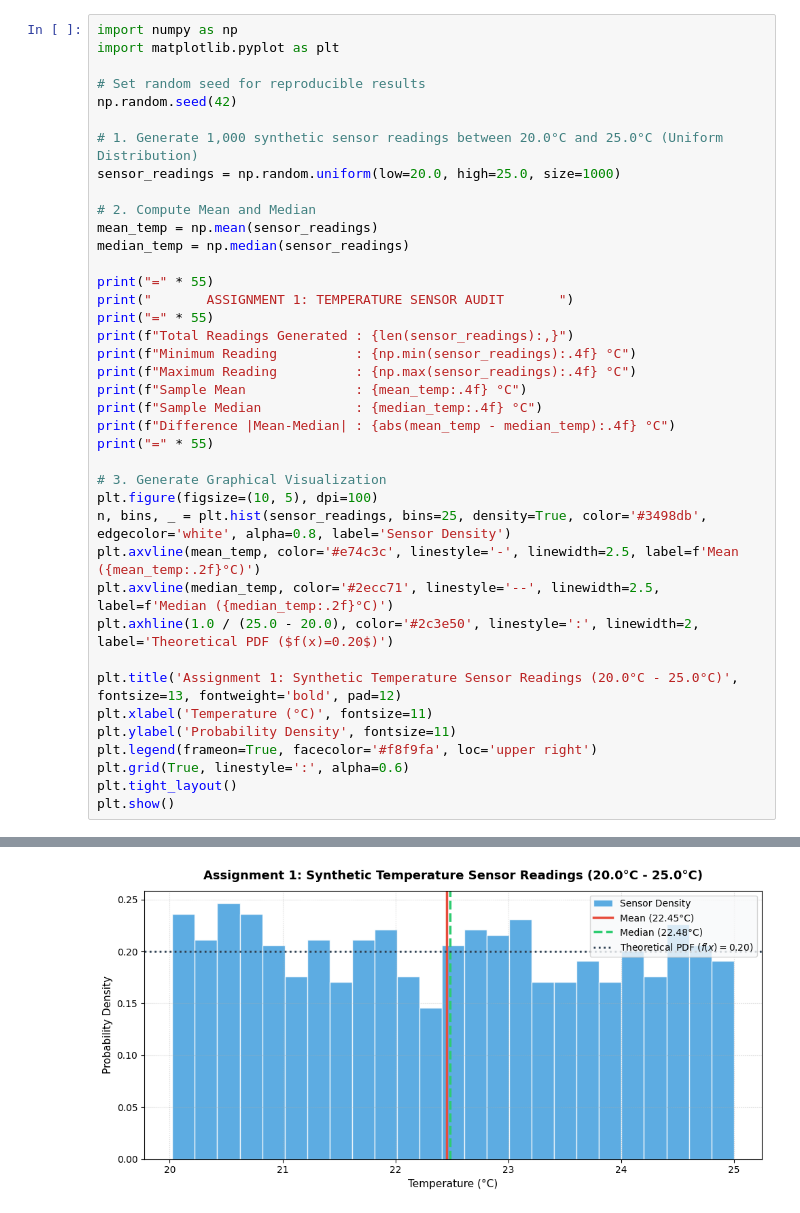
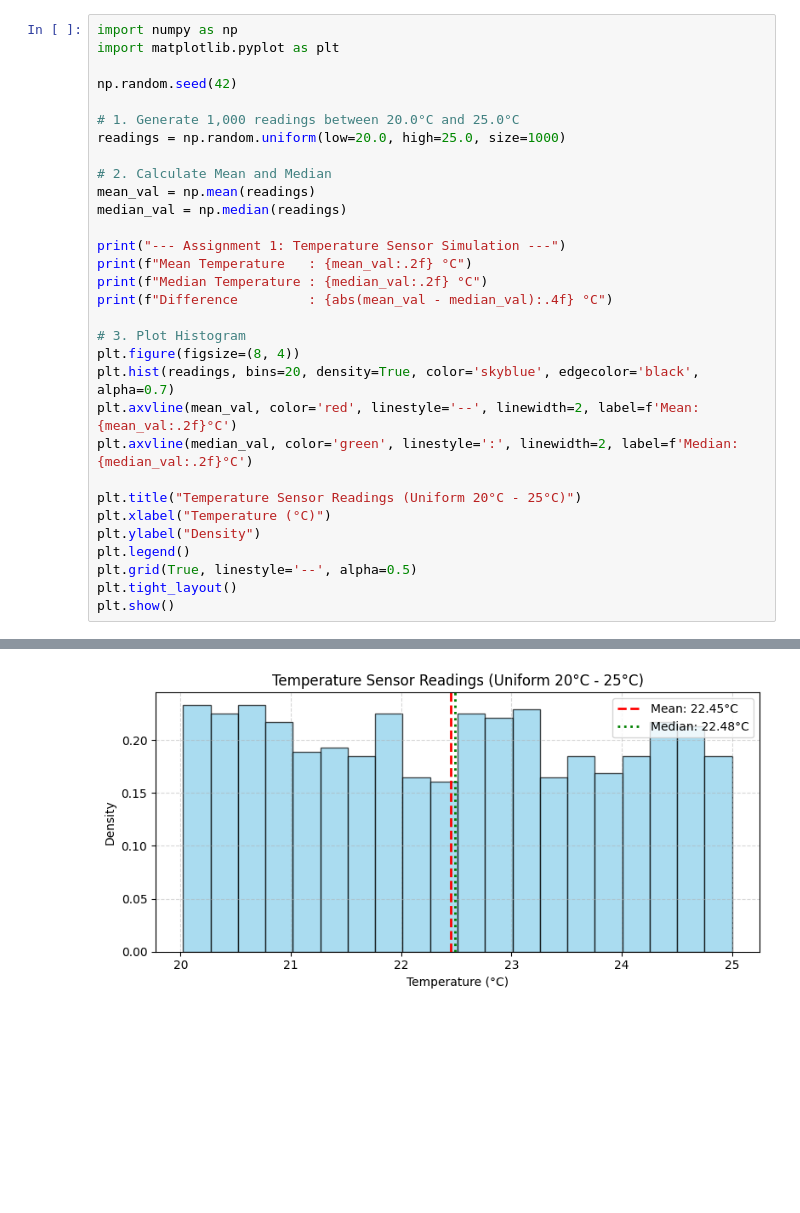
Before and after one commit to Abiads/CDAC-Data-Analytics, a Jupyter notebook: Day6/Assignment.ipynb, the cells around one changed output, grey strips where cells are left out. Cells and saved outputs as stored; diff of their text form; blank space fills up the shorter version.

Commit message:
refactor(day6): make Assignment.ipynb straightforward with concise code, clear outputs, and direct takeaways

```diff
--- a/Day6/Assignment.ipynb
+++ b/Day6/Assignment.ipynb
@@ -16,39 +14,31 @@ A temperature sensor sends continuous readings between $20.0^\circ\text{C}$ and
 import numpy as np
 import matplotlib.pyplot as plt
 
-# Set random seed for reproducible results
 np.random.seed(42)
 
-# 1. Generate 1,000 synthetic sensor readings between 20.0°C and 25.0°C (Uniform Distribution)
-sensor_readings = np.random.uniform(low=20.0, high=25.0, size=1000)
+# 1. Generate 1,000 readings between 20.0°C and 25.0°C
+readings = np.random.uniform(low=20.0, high=25.0, size=1000)
 
-# 2. Compute Mean and Median
-mean_temp = np.mean(sensor_readings)
-median_temp = np.median(sensor_readings)
+# 2. Calculate Mean and Median
+mean_val = np.mean(readings)
+median_val = np.median(readings)
 
-print("=" * 55)
-print("       ASSIGNMENT 1: TEMPERATURE SENSOR AUDIT       ")
-print("=" * 55)
-print(f"Total Readings Generated : {len(sensor_readings):,}")
-print(f"Minimum Reading          : {np.min(sensor_readings):.4f} °C")
-print(f"Maximum Reading          : {np.max(sensor_readings):.4f} °C")
-print(f"Sample Mean              : {mean_temp:.4f} °C")
-print(f"Sample Median            : {median_temp:.4f} °C")
-print(f"Difference |Mean-Median| : {abs(mean_temp - median_temp):.4f} °C")
-print("=" * 55)
+print("--- Assignment 1: Temperature Sensor Simulation ---")
+print(f"Mean Temperature   : {mean_val:.2f} °C")
+print(f"Median Temperature : {median_val:.2f} °C")
+print(f"Difference         : {abs(mean_val - median_val):.4f} °C")
 
-# 3. Generate Graphical Visualization
-plt.figure(figsize=(10, 5), dpi=100)
-n, bins, _ = plt.hist(sensor_readings, bins=25, density=True, color='#3498db', edgecolor='white', alpha=0.8, label='Sensor Density')
-plt.axvline(mean_temp, color='#e74c3c', linestyle='-', linewidth=2.5, label=f'Mean ({mean_temp:.2f}°C)')
-plt.axvline(median_temp, color='#2ecc71', linestyle='--', linewidth=2.5, label=f'Median ({median_temp:.2f}°C)')
-plt.axhline(1.0 / (25.0 - 20.0), color='#2c3e50', linestyle=':', linewidth=2, label='Theoretical PDF ($f(x)=0.20$)')
+# 3. Plot Histogram
+plt.figure(figsize=(8, 4))
+plt.hist(readings, bins=20, density=True, color='skyblue', edgecolor='black', alpha=0.7)
+plt.axvline(mean_val, color='red', linestyle='--', linewidth=2, label=f'Mean: {mean_val:.2f}°C')
+plt.axvline(median_val, color='green', linestyle=':', linewidth=2, label=f'Median: {median_val:.2f}°C')
 
-plt.title('Assignment 1: Synthetic Temperature Sensor Readings (20.0°C - 25.0°C)', fontsize=13, fontweight='bold', pad=12)
-plt.xlabel('Temperature (°C)', fontsize=11)
-plt.ylabel('Probability Density', fontsize=11)
-plt.legend(frameon=True, facecolor='#f8f9fa', loc='upper right')
-plt.grid(True, linestyle=':', alpha=0.6)
+plt.title("Temperature Sensor Readings (Uniform 20°C - 25°C)")
+plt.xlabel("Temperature (°C)")
+plt.ylabel("Density")
+plt.legend()
+plt.grid(True, linestyle='--', alpha=0.5)
 plt.tight_layout()
 plt.show()
 # %% [output]
@@ -65 +49 @@ Difference |Mean-Median| : 0.0328 °C
-[figure, old version]
+[figure, new version]
```
Also changed, not shown: parts of 25 cells of this notebook.
